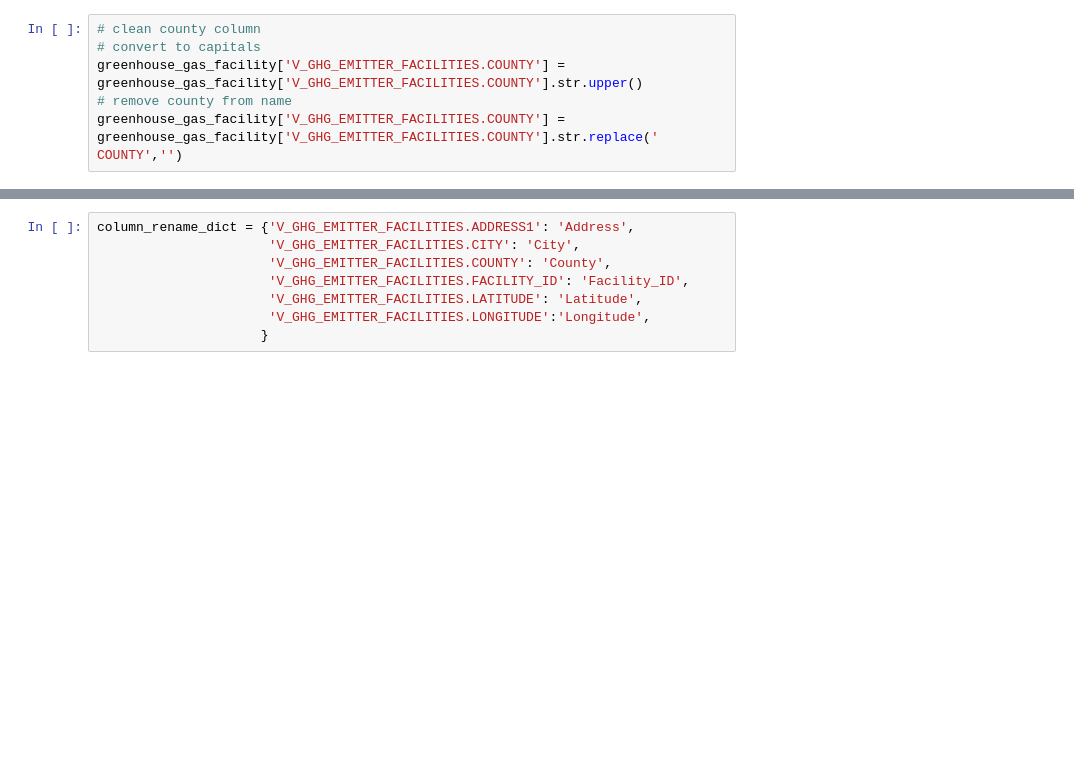
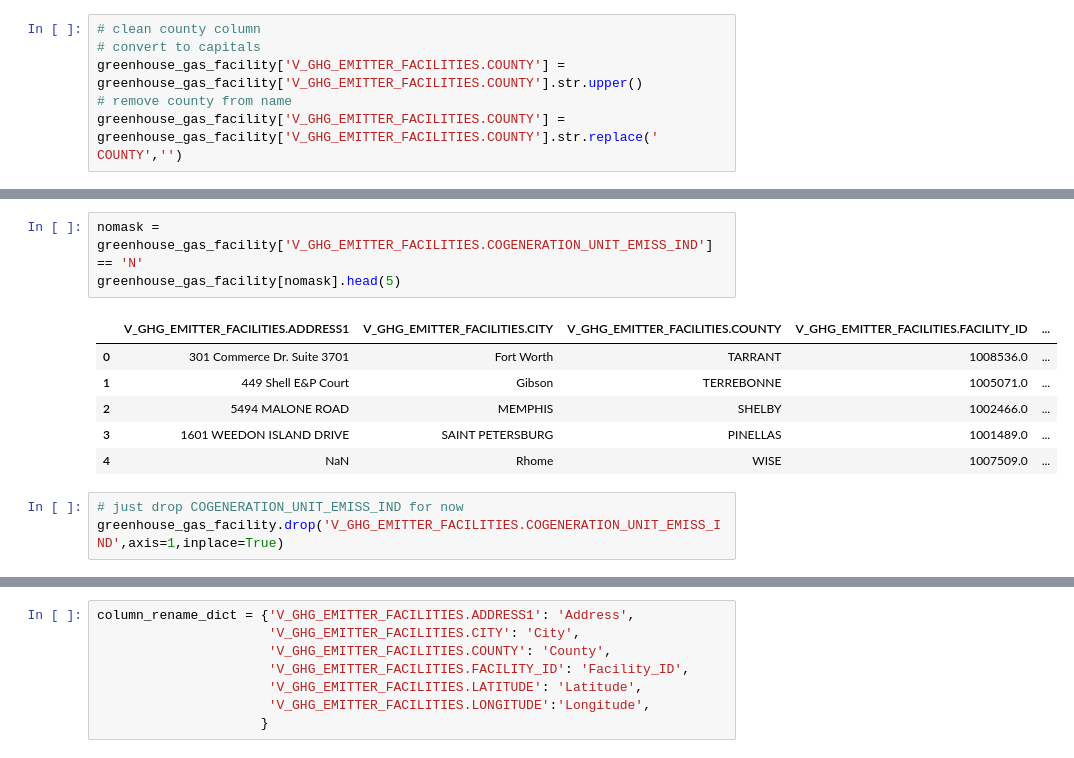
Before and after one commit to kalieknecht/data200-project, a Jupyter notebook: analysis/Analysis.ipynb, the cells around one changed output, grey strips where cells are left out. Drawn from its saved outputs; the diff is of its cells as text; blank space fills up the shorter version.

```diff
--- a/analysis/Analysis.ipynb
+++ b/analysis/Analysis.ipynb
@@ -557,0 +565,13 @@ greenhouse_gas_facility[nullmask]
+# %%
+nomask = greenhouse_gas_facility['V_GHG_EMITTER_FACILITIES.COGENERATION_UNIT_EMISS_IND'] == 'N'
+greenhouse_gas_facility[nomask].head(5)
+# %% [output]
+|  | V_GHG_EMITTER_FACILITIES.ADDRESS1 | V_GHG_EMITTER_FACILITIES.CITY | V_GHG_EMITTER_FACILITIES.COUNTY | V_GHG_EMITTER_FACILITIES.FACILITY_ID | ... |
+| 0 | 301 Commerce Dr. Suite 3701 | Fort Worth | TARRANT | 1008536.0 | ... |
+| 1 | 449 Shell E&P Court | Gibson | TERREBONNE | 1005071.0 | ... |
+| 2 | 5494 MALONE ROAD | MEMPHIS | SHELBY | 1002466.0 | ... |
+| 3 | 1601 WEEDON ISLAND DRIVE | SAINT PETERSBURG | PINELLAS | 1001489.0 | ... |
+| 4 | NaN | Rhome | WISE | 1007509.0 | ... |
+# %%
+# just drop COGENERATION_UNIT_EMISS_IND for now
+greenhouse_gas_facility.drop('V_GHG_EMITTER_FACILITIES.COGENERATION_UNIT_EMISS_IND',axis=1,inplace=True)
```
Also changed, not shown: parts of 28 cells of this notebook.
